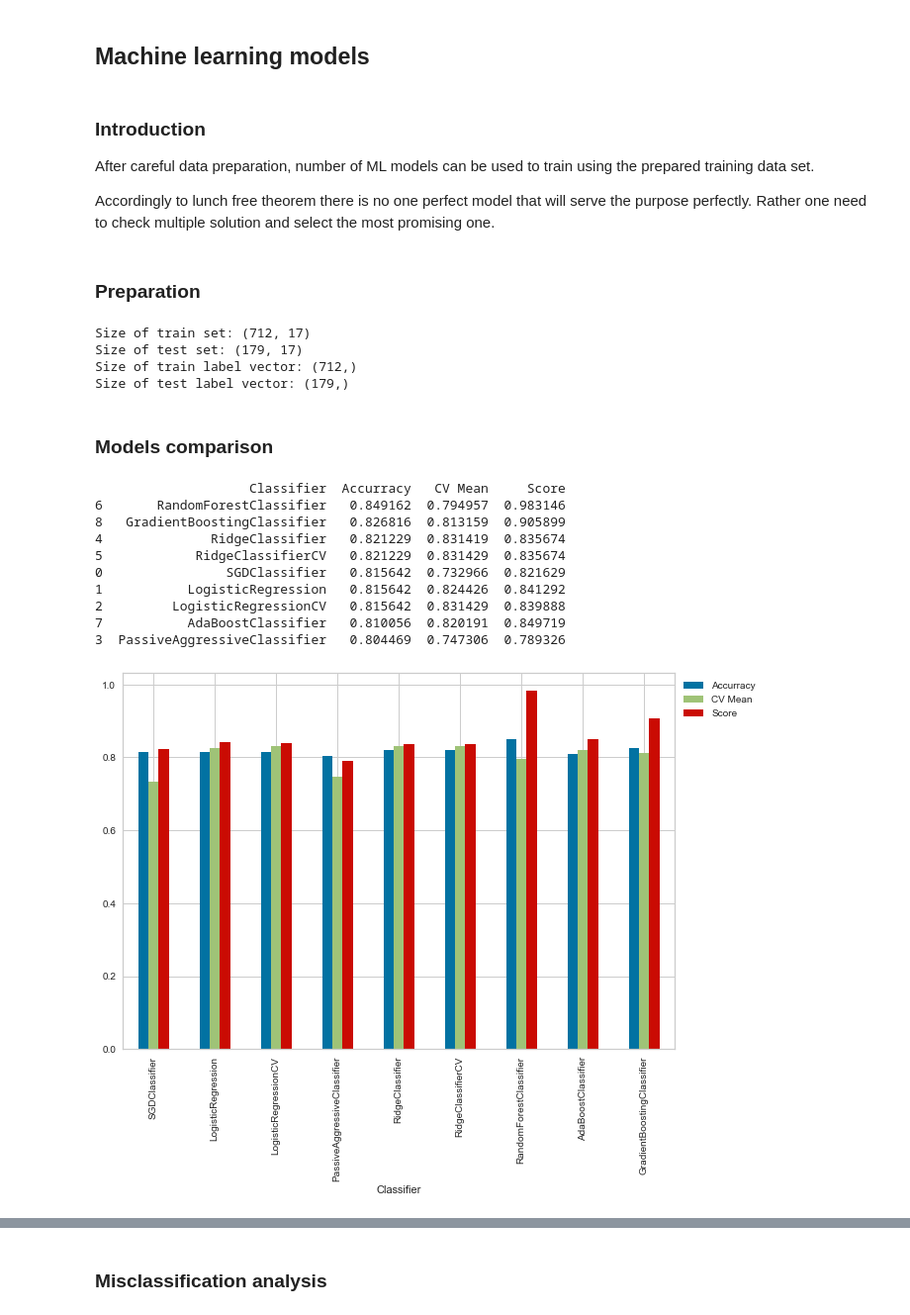
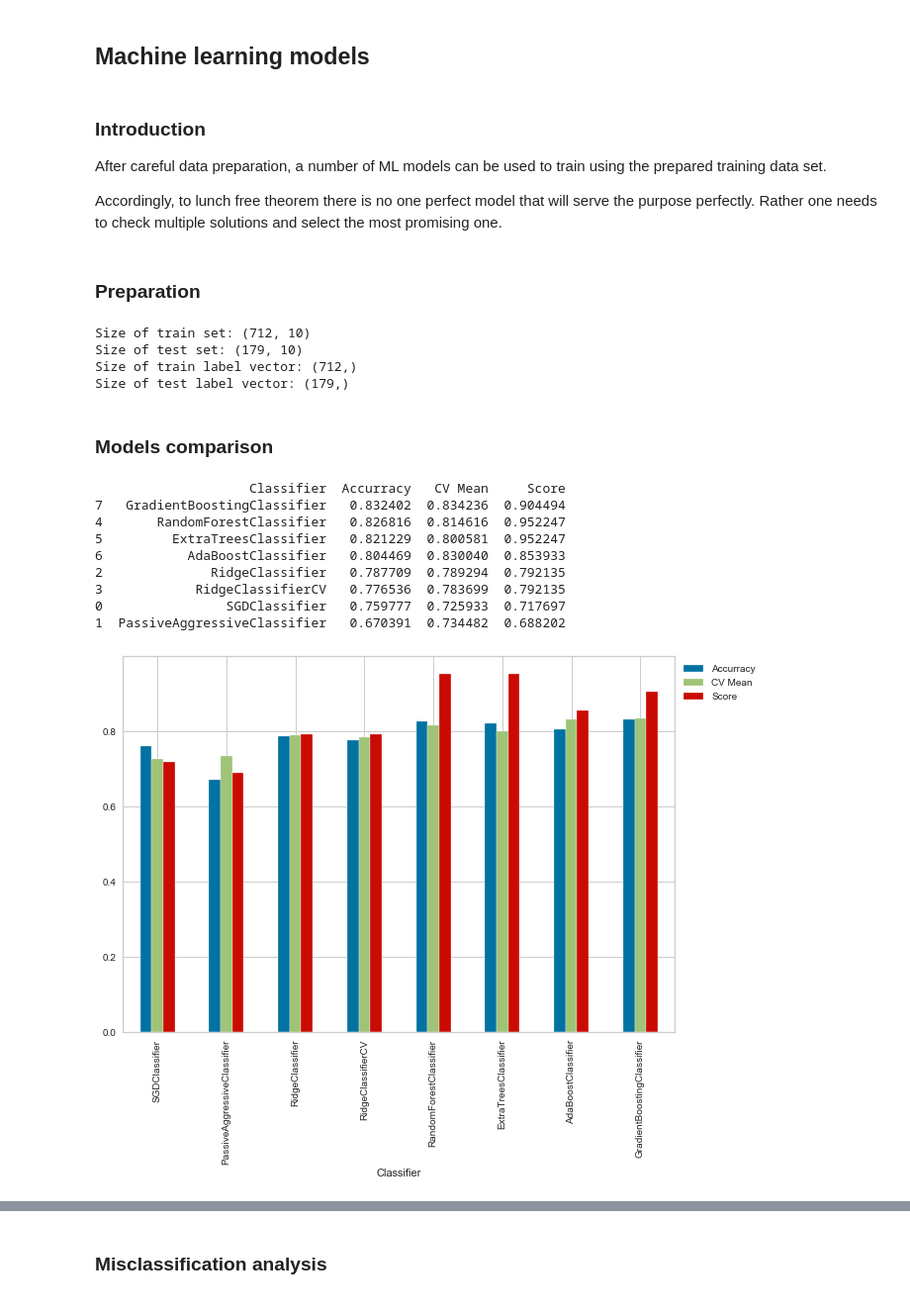
Before and after one commit to Bartosz-D3V/ml-dataset-analysis, a Jupyter notebook: titanic_classification/titanic_classification.ipynb, the cells around one changed output, grey strips where cells are left out. Shown: that part at 99% size. Saved outputs shown, nothing was run; the diff lists cells and outputs as text; code cells hidden in the pictures.

```diff
--- a/titanic_classification/titanic_classification.ipynb
+++ b/titanic_classification/titanic_classification.ipynb
@@ -25,10 +25,9 @@ import seaborn as sns
 import numpy as np
 import sys
 
+
+sns.set(rc={'figure.figsize': (11.7, 8.27)})
 sys.path.append('../')
-
-import warnings
-warnings.filterwarnings('ignore')
 # %% [markdown]
 ## Dataset
 
@@ -134,18 +223,22 @@ Specifically:
 # %%
 from sklearn.pipeline import Pipeline
 from sklearn.compose import ColumnTransformer
-from sklearn.preprocessing import StandardScaler
+from sklearn.preprocessing import OneHotEncoder
+from sklearn.preprocessing import OrdinalEncoder
 
 from titanic_classification.title_selector import TitleSelector
 from titanic_classification.relatives_column_creator import RelativesColumnCreator
 from titanic_classification.dataframe_simple_imputer import DataFrameSimpleImputer
 from titanic_classification.label_remover import LabelRemover
+from titanic_classification.birkenhead_drill import BirkenheadDrill
 from titanic_classification.age_imputer import AgeImputer
-from titanic_classification.birkenhead_drill import BirkenheadDrill
-from sklearn.preprocessing import OneHotEncoder
+from titanic_classification.deck_imputer import DeckImputer
+from titanic_classification.age_binizer import AgeBinizer
+from titanic_classification.traveling_alone_creator import TravelingAloneCreator
 
-discrete_columns = ['Sex', 'Embarked', 'Title', 'BirkenheadDrill']
-num_columns = ['PassengerId', 'Age', 'SibSp', 'Parch', 'Fare']
+
+discrete_columns = ['Sex', 'Embarked', 'Title']
+num_columns = ['PassengerId', 'Age', 'SibSp', 'Parch', 'Fare', 'Pclass', 'BirkenheadDrill']
 txt_columns = ['Name', 'Ticket', 'Cabin']
 
 txt_pipeline = Pipeline([
@@ -154,18 +247,18 @@ txt_pipeline = Pipeline([
 
 num_pipeline = Pipeline([
     ('id_rmv', LabelRemover(['PassengerId'])),
-    ('imputer', DataFrameSimpleImputer({'strategy':"median"})),
-    ('relatives_creator', RelativesColumnCreator()),
-    ('scaler', StandardScaler())
+    ('imputer', DataFrameSimpleImputer({'strategy':"median"}))
 ])
 
 cat_pipeline = Pipeline([
     ('imputer', DataFrameSimpleImputer({'strategy':"most_frequent"})),
-    ('vectorizer', OneHotEncoder())
+    ('vectorizer', ColumnTransformer([
+        ('ordinal', OrdinalEncoder(), ['Embarked', 'Title']),
+        ('1hot', OneHotEncoder(), ['Sex'])
+    ]))
 ])
 
 col_pipeline = ColumnTransformer(
-    remainder='passthrough',
     transformers = [
         ('txt', txt_pipeline, txt_columns),
         ('num', num_pipeline, num_columns),
@@ -173,9 +266,13 @@ col_pipeline = ColumnTransformer(
     ])
 
 prep_pipeline = Pipeline(steps=[
+    ('relatives_creator', RelativesColumnCreator()),
+    ('travel_alone_selector', TravelingAloneCreator()),
     ('title_selector', TitleSelector()),
+    ('age_imputer', AgeImputer()),
+    ('age_bin', AgeBinizer()),
     ('birkenhead_drill', BirkenheadDrill()),
-    ('age_imputer', AgeImputer(convert_to_bins=True)),
+    ('deck_imputer', DeckImputer()),
     ('preprocessor', col_pipeline)
 ])
 # %% [markdown]
@@ -192,9 +289,9 @@ Size of prepared train set: (891, 17)
 # %% [markdown]
 ### Introduction
 
-After careful data preparation, number of ML models can be used to train using the prepared training data set.
+After careful data preparation, a number of ML models can be used to train using the prepared training data set.
 
-Accordingly to lunch free theorem there is no one perfect model that will serve the purpose perfectly. Rather one need to check multiple solution and select the most promising one.
+Accordingly, to lunch free theorem there is no one perfect model that will serve the purpose perfectly. Rather one needs to check multiple solutions and select the most promising one.
 # %% [markdown]
 ### Preparation
 # %%
@@ -210,61 +307,58 @@ Size of train label vector: {np.shape(Y_train)}
 Size of test label vector: {np.shape(Y_test)}
 ''')
 # %% [output]
-Size of train set: (712, 17)
-Size of test set: (179, 17)
+Size of train set: (712, 10)
+Size of test set: (179, 10)
 Size of train label vector: (712,)
 Size of test label vector: (179,)
 # %% [markdown]
 ### Models comparison
 # %%
 from sklearn.linear_model import SGDClassifier
-from sklearn.linear_model import LogisticRegression
-from sklearn.linear_model import LogisticRegressionCV
 from sklearn.linear_model import PassiveAggressiveClassifier
 from sklearn.linear_model import RidgeClassifier
 from sklearn.linear_model import RidgeClassifierCV
+from sklearn.ensemble import ExtraTreesClassifier
 from sklearn.ensemble import RandomForestClassifier
 from sklearn.ensemble import AdaBoostClassifier
 from sklearn.ensemble import GradientBoostingClassifier
 from sklearn.metrics import accuracy_score
 from sklearn.model_selection import cross_val_score
 from pandas import DataFrame
 
 classifiers = {
     'SGDClassifier': SGDClassifier(),
-    'LogisticRegression': LogisticRegression(),
-    'LogisticRegressionCV': LogisticRegressionCV(),
     'PassiveAggressiveClassifier': PassiveAggressiveClassifier(),
-    "RidgeClassifier": RidgeClassifier(),
+    "RidgeClassifier": RidgeClassifier(normalize=True),
     'RidgeClassifierCV': RidgeClassifierCV(),
     'RandomForestClassifier': RandomForestClassifier(),
+    'ExtraTreesClassifier': ExtraTreesClassifier(),
     'AdaBoostClassifier': AdaBoostClassifier(),
     'GradientBoostingClassifier': GradientBoostingClassifier()
 }
 
 columns = ['Classifier', 'Accurracy', 'CV Mean', 'Score']
 df_scores = DataFrame(columns=columns)
 
 for name, clf in classifiers.items():
     clf.fit(X_train, Y_train)
     Y_predicted = clf.predict(X_test)
     acc_score = accuracy_score(Y_test, Y_predicted)
     cv_mean = np.mean(cross_val_score(clf, X_train, Y_train, cv=5))
     df_row = DataFrame([[name, acc_score, cv_mean, clf.score(X_train, Y_train)]],columns=columns)
     df_scores = df_scores.append(df_row, ignore_index=True)
 
 print(df_scores.sort_values('Accurracy', ascending=False))
 df_scores.plot.bar(x='Classifier', figsize=(10,7)).legend(bbox_to_anchor=(1, 1));
 # %% [output]
                     Classifier  Accurracy   CV Mean     Score
-6       RandomForestClassifier   0.849162  0.794957  0.983146
-8   GradientBoostingClassifier   0.826816  0.813159  0.905899
-4              RidgeClassifier   0.821229  0.831419  0.835674
-5            RidgeClassifierCV   0.821229  0.831429  0.835674
-0                SGDClassifier   0.815642  0.732966  0.821629
-1           LogisticRegression   0.815642  0.824426  0.841292
-2         LogisticRegressionCV   0.815642  0.831429  0.839888
-7           AdaBoostClassifier   0.810056  0.820191  0.849719
-3  PassiveAggressiveClassifier   0.804469  0.747306  0.789326
+7   GradientBoostingClassifier   0.832402  0.834236  0.904494
+4       RandomForestClassifier   0.826816  0.814616  0.952247
+5         ExtraTreesClassifier   0.821229  0.800581  0.952247
+6           AdaBoostClassifier   0.804469  0.830040  0.853933
+2              RidgeClassifier   0.787709  0.789294  0.792135
+3            RidgeClassifierCV   0.776536  0.783699  0.792135
+0                SGDClassifier   0.759777  0.725933  0.717697
+1  PassiveAggressiveClassifier   0.670391  0.734482  0.688202
-[figure, old version]
+[figure, new version]
 # %% [markdown]
```
Also changed, not shown: parts of 50 cells of this notebook, 8 other files.
